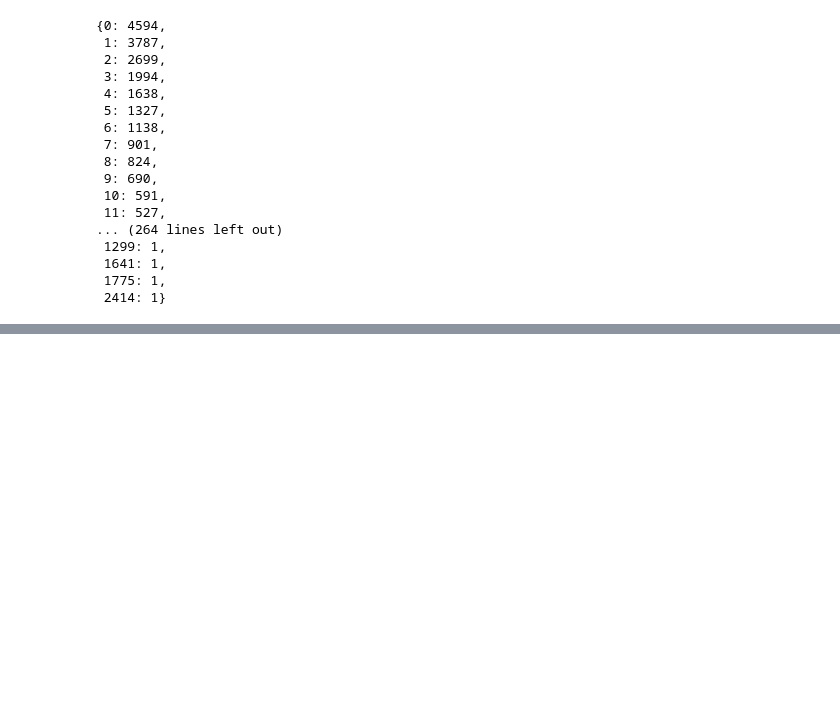
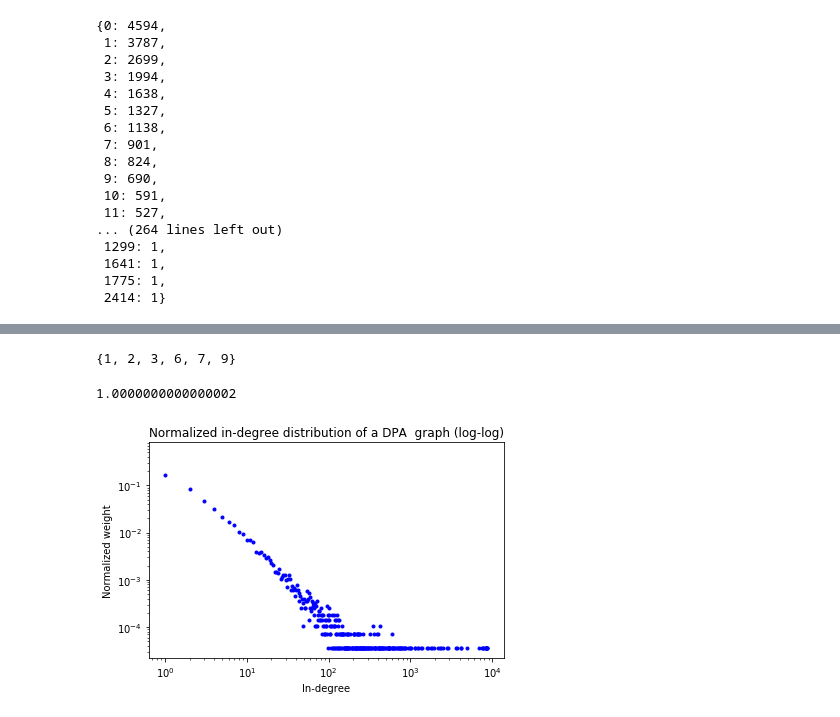
Before and after one commit to alexandrudaia/AlgoThingsAndHacking, a Jupyter notebook: Application 1/LoadGraph.ipynb, the cells around one changed output, grey strips where cells are left out. Cells and saved outputs as stored; diff of their text form; code cells hidden in the pictures; blank space fills up the shorter version.

```diff
--- a/Application 1/LoadGraph.ipynb
+++ b/Application 1/LoadGraph.ipynb
@@ -112,0 +292,50 @@ np.sum(temp)
+# %%
+d.run_trail(d,10)
+# %% [output]
+{1, 2, 3, 6, 7, 9}
+# %%
+def dpa(num_of_nodes, m):
+    import itertools
+    assert 1 <= m <= num_of_nodes
+    graph = make_complete_graph(m)
+    indeg = compute_in_degrees(graph)
+    nodes_ps = list(itertools.chain.from_iterable([node] * (indeg[node] + 1) for node in graph.keys()))
+    for i in range(m, num_of_nodes):
+        nodes = set()
+        for _ in range(m):
+            node = random.choice(nodes_ps)
+            nodes.add(node)
+        graph[i] = set()
+        nodes_ps += list(nodes)
+        nodes_ps.append(i)
+        for node in nodes:
+            graph[i].add(node)
+    return graph
+# %%
+d=dpa(28000,12)
+# %%
+distro=in_degree_distribution(d)
+# %%
+import numpy as np
+normAlizedDistro=list(distro.values())
+normAlizedDistro=[elem/28000 for elem in normAlizedDistro]
+import numpy as np
+np.sum(normAlizedDistro)
+# %% [output]
+1.0000000000000002
+# %%
+import warnings
+import  matplotlib
+%matplotlib inline
+warnings.filterwarnings('ignore')
+from  matplotlib import pyplot  as plt
+plt.plot((np.array(list(distro.keys()))),(np.array(normAlizedDistro)),
+         color="blue", linestyle='None', marker=".", markersize=6)
+plt.loglog()
+plt.title('Normalized in-degree distribution of a DPA  graph (log-log)')
+plt.xlabel('In-degree')
+plt.ylabel('Normalized weight')
+
+plt.tight_layout()
+# %% [output]
+[figure, added]
```
Also changed, not shown: parts of 32 cells of this notebook.
